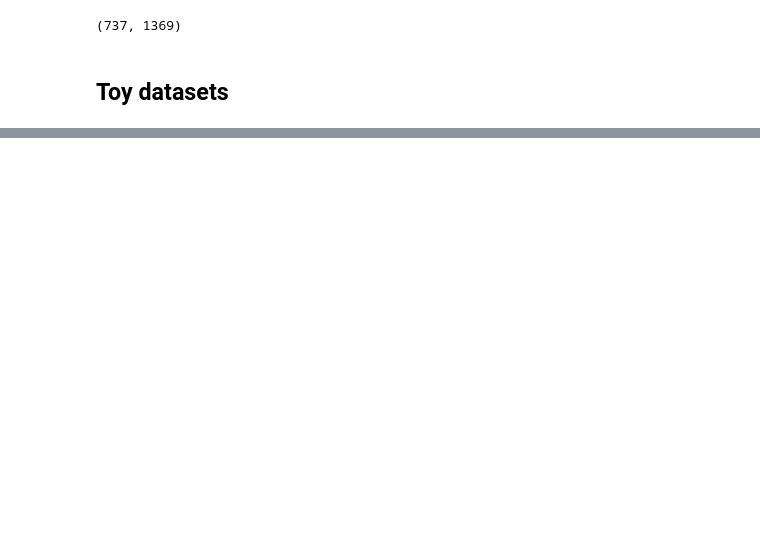
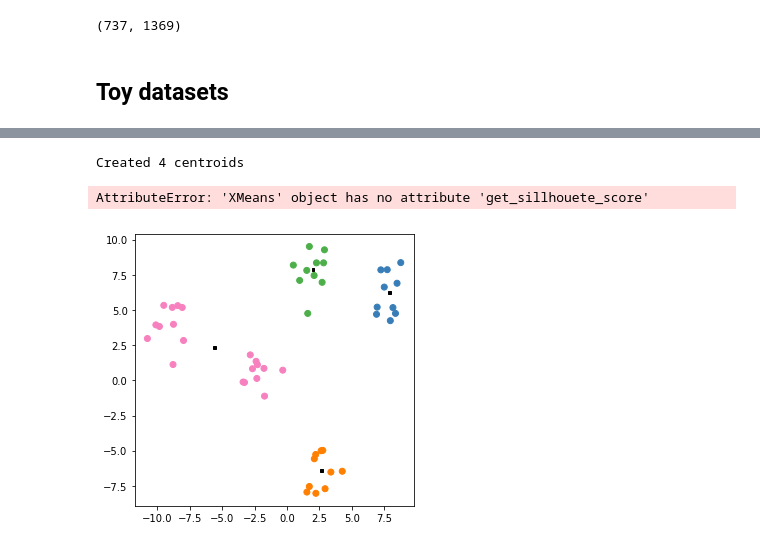
Before and after one commit to E-Trindade/python-kmeans, a Jupyter notebook: KMeans.ipynb, the cells around one changed output, grey strips where cells are left out. Saved outputs shown, nothing was run; the diff lists cells and outputs as text; code cells hidden in the pictures; blank space fills up the shorter version.

Commit message:
Sillhouete score

```diff
--- a/KMeans.ipynb
+++ b/KMeans.ipynb
@@ -103,18 +136,18 @@ class XMeans(KMeans):
         return self
 
     def train(self, X):
-        current_estimation = self.minimum
-
-        self.initialize_plus_plus(current_estimation, X)
+        self.initialize_plus_plus(self.minimum, X)
 
         super().train(X)
-
 
         while len(self.centroids) < self.maximum:
             old_len = len(self.centroids)
             self.centroids = self.plan_new_centroids(X)
 
-        return self, current_estimation
+            super().train(X)
+            if len(self.centroids) == old_len:
+                break
+        return self, len(self.centroids)
 
     def plan_new_centroids(self, X):
 
@@ -267,0 +254,14 @@ Trained in  1 iterations
+# %%
+
+kmeans, iterations = XMeans() \
+            .with_euclidian_distance() \
+            .set_centroid_estimation_range(1, 5) \
+            .train(X)
+
+print('Created', iterations, 'centroids')
+
+test_instance(kmeans)
+# %% [output]
+Created 4 centroids
+AttributeError: 'XMeans' object has no attribute 'get_sillhouete_score'
+[figure, added]
```
Also changed, not shown: parts of 8 cells of this notebook.
